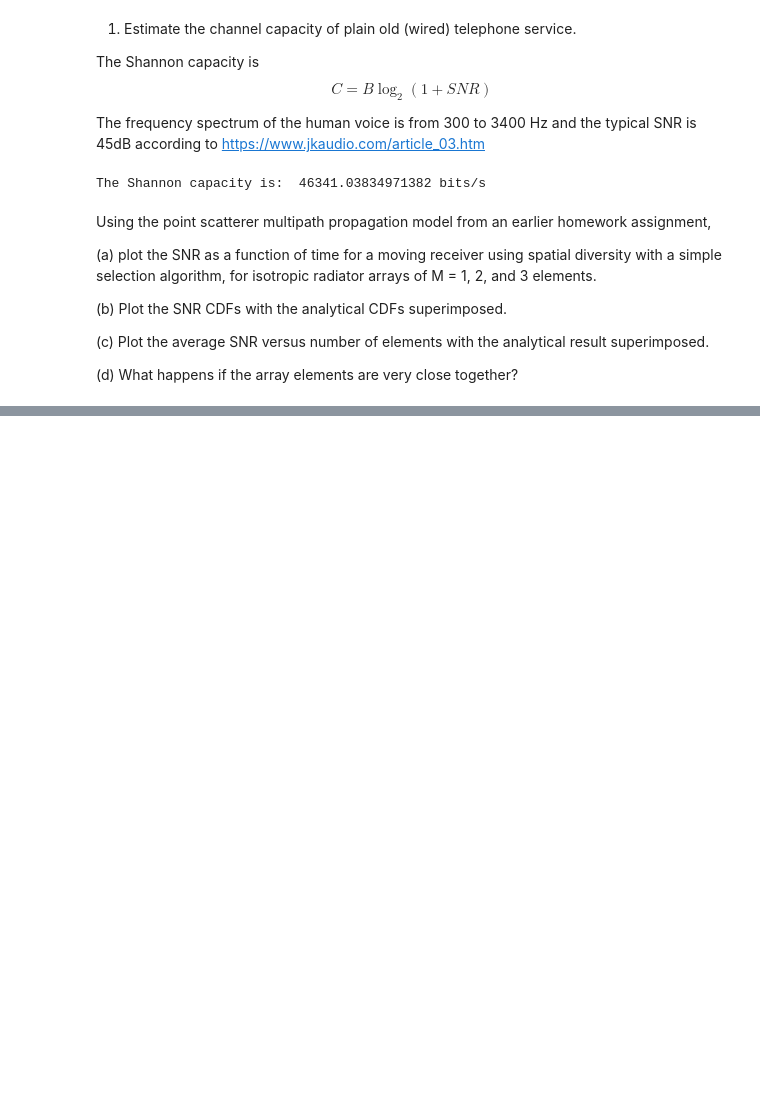
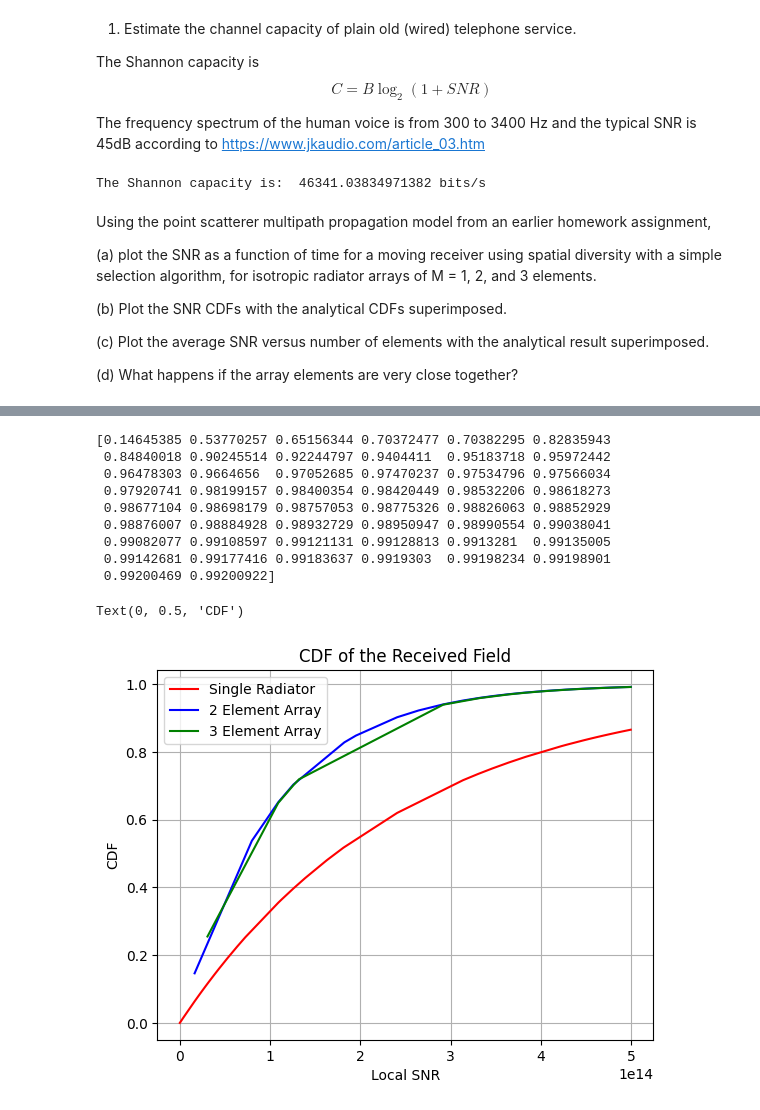
Before and after one commit to Montuck/antenna-software, a Jupyter notebook: HW20.ipynb, the cells around one changed output, grey strips where cells are left out. Drawn from its saved outputs; the diff is of its cells as text; code cells hidden in the pictures; blank space fills up the shorter version.

```diff
--- a/HW20.ipynb
+++ b/HW20.ipynb
@@ -92,0 +115,46 @@ Selected SNR:  100.77444206533762
+# %%
+# (b) Plot the SNR CDFs with the analytical CDFs superimposed.
+# CDF calculations
+
+# CDF for single element
+r_single = np.abs(E_single)
+gamma_single = (r_single**2/2)/N_0
+gamma_single = np.sort(gamma_single, axis=0) # sort the values
+Gamma_Single = np.var(E_single)/N_0
+F_single = 1-np.exp(-gamma_single/Gamma_Single) # CDF
+
+# CDF for double element
+r_double = np.abs(selected_snrs_double) # average of the two elements
+gamma_double = (r_double**2/2)/N_0
+gamma_double = np.sort(gamma_double, axis=0) # sort the values
+Gamma_Double = np.var(E_double)/N_0
+F_double = 1-np.exp(-gamma_double/Gamma_Double) # CDF
+
+# CDF for triple element
+r_triple = np.abs(selected_snrs_triple)
+gamma_triple = (r_triple**2/2)/N_0
+gamma_triple = np.sort(gamma_triple, axis=0) # sort the values
+Gamma_Triple = np.var(E_triple)/N_0
+F_triple = 1-np.exp(-gamma_triple/Gamma_Triple) # CDF
+
+# plot the CDF
+plt.plot(gamma_single, F_single, 'r-', label='Single Radiator')
+plt.plot(gamma_double, F_double, 'b-', label='2 Element Array')
+plt.plot(gamma_triple, F_triple, 'g-', label='3 Element Array')
+plt.grid()
+plt.legend()
+plt.title('CDF of the Received Field')
+plt.xlabel('Local SNR')
+plt.ylabel('CDF')
+# %% [output]
+[0.14645385 0.53770257 0.65156344 0.70372477 0.70382295 0.82835943
+ 0.84840018 0.90245514 0.92244797 0.9404411  0.95183718 0.95972442
+ 0.96478303 0.9664656  0.97052685 0.97470237 0.97534796 0.97566034
+ 0.97920741 0.98199157 0.98400354 0.98420449 0.98532206 0.98618273
+ 0.98677104 0.98698179 0.98757053 0.98775326 0.98826063 0.98852929
+ 0.98876007 0.98884928 0.98932729 0.98950947 0.98990554 0.99038041
+ 0.99082077 0.99108597 0.99121131 0.99128813 0.9913281  0.99135005
+ 0.99142681 0.99177416 0.99183637 0.9919303  0.99198234 0.99198901
+ 0.99200469 0.99200922]
+Text(0, 0.5, 'CDF')
+[figure, added]
```
Also changed, not shown: parts of 1 cell of this notebook.
